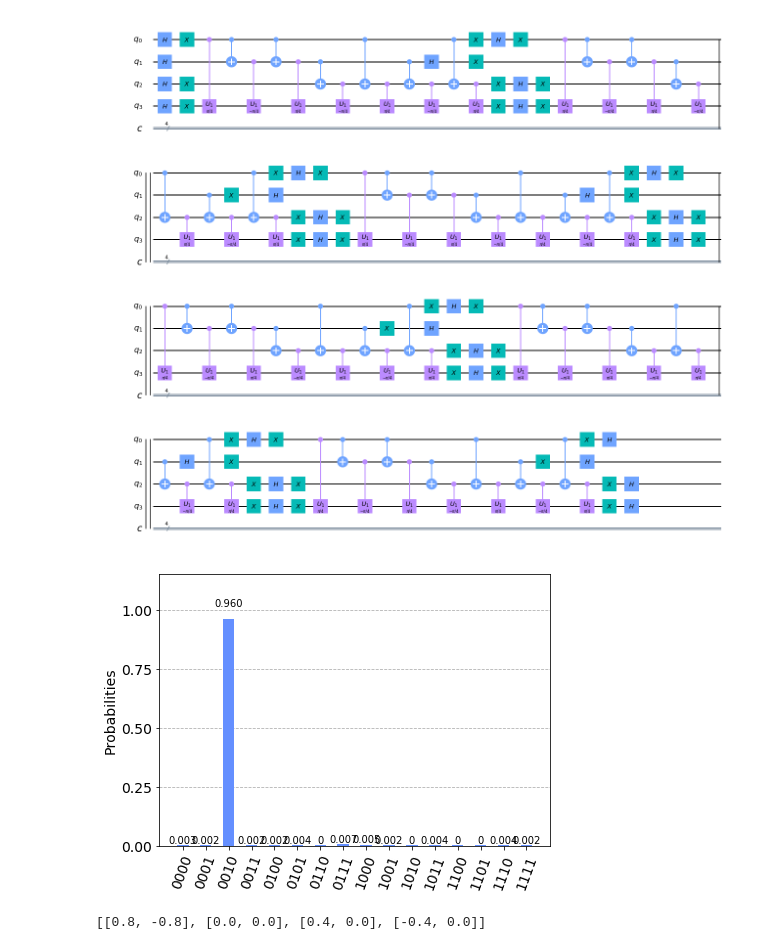
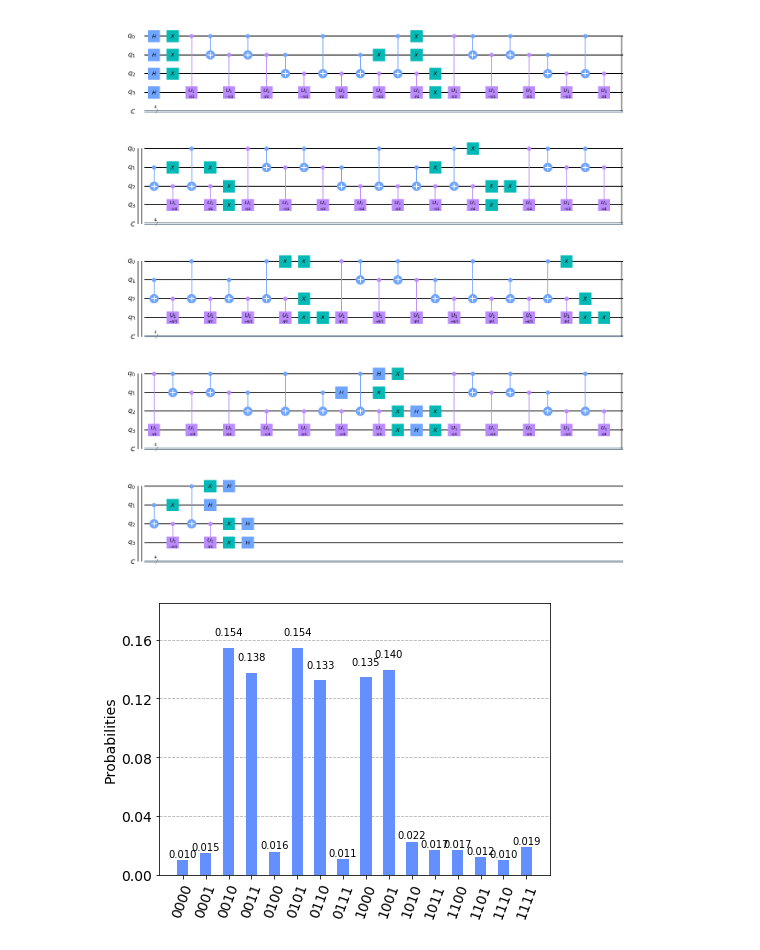
Before and after one commit to akashdhruv/FlowX, a Jupyter notebook: examples/quantum/grovers_mapping/simulation.ipynb, the cells around one changed output. Drawn from its saved outputs; the diff is of its cells as text; code cells hidden in the pictures.

Commit message:
updates to qubit implementation

```diff
--- a/examples/quantum/grovers_mapping/simulation.ipynb
+++ b/examples/quantum/grovers_mapping/simulation.ipynb
@@ -2,36 +2,31 @@
 import flowx
 from qiskit.visualization import plot_histogram
 # %%
-nx, ny = 1, 1
-xmin, xmax = -1, 1
-ymin, ymax = -1, 1
+nx, ny = 4, 4
+xmin, xmax = -0.6, 0.6
+ymin, ymax = -0.6, 0.6
 
-particle_info = [dict(input='HDF5', file='sm_crown.h5', vel = [0.0,0.0]),
-                 dict(input='list', x = [[0.8, -0.8],
-                                         [0.0, 0.],
-                                         [0.4, 0.],
-                                         [-0.4, 0.0]])]
+center_vars   = ['lset']
 
-quantum_info = dict(simulator = 'QASM', qubits = 4, repeat = 3)
+particle_info = [dict(input='HDF5', file='sm_crown.h5')]
+
+quantum_info = dict(simulator = 'QASM', qubits = 4, repeat = 1)
 
 gridc, gridx, gridy, scalars, particles = flowx.serial.domain_main(nx, ny, xmin, xmax, ymin, ymax,
-                                                                   particle_info=particle_info)
+                                                                   center_vars, particle_info=particle_info)
 
 domain_data_struct = [gridc, gridx, gridy, scalars, particles]
 
 grover = flowx.quantum_main(domain_data_struct, quantum_info=quantum_info)
 # %%
 particles[0].rotate(45)
+particles[0].offset([-0.015,-0.125])
 grover.setup_circuit()
 grover.circuit.draw(output="mpl")
 # %% [output]
-[figure, old version]
+[figure, new version]
 # %%
 results, answer = grover.run_circuit()
 plot_histogram(answer)
 # %% [output]
-[figure, old version]
+[figure, new version]
-# %%
-particle_info[1]['x']
-# %% [output]
-[[0.8, -0.8], [0.0, 0.0], [0.4, 0.0], [-0.4, 0.0]]
```
Also changed, not shown: parts of 2 cells of this notebook, 5 other files.
